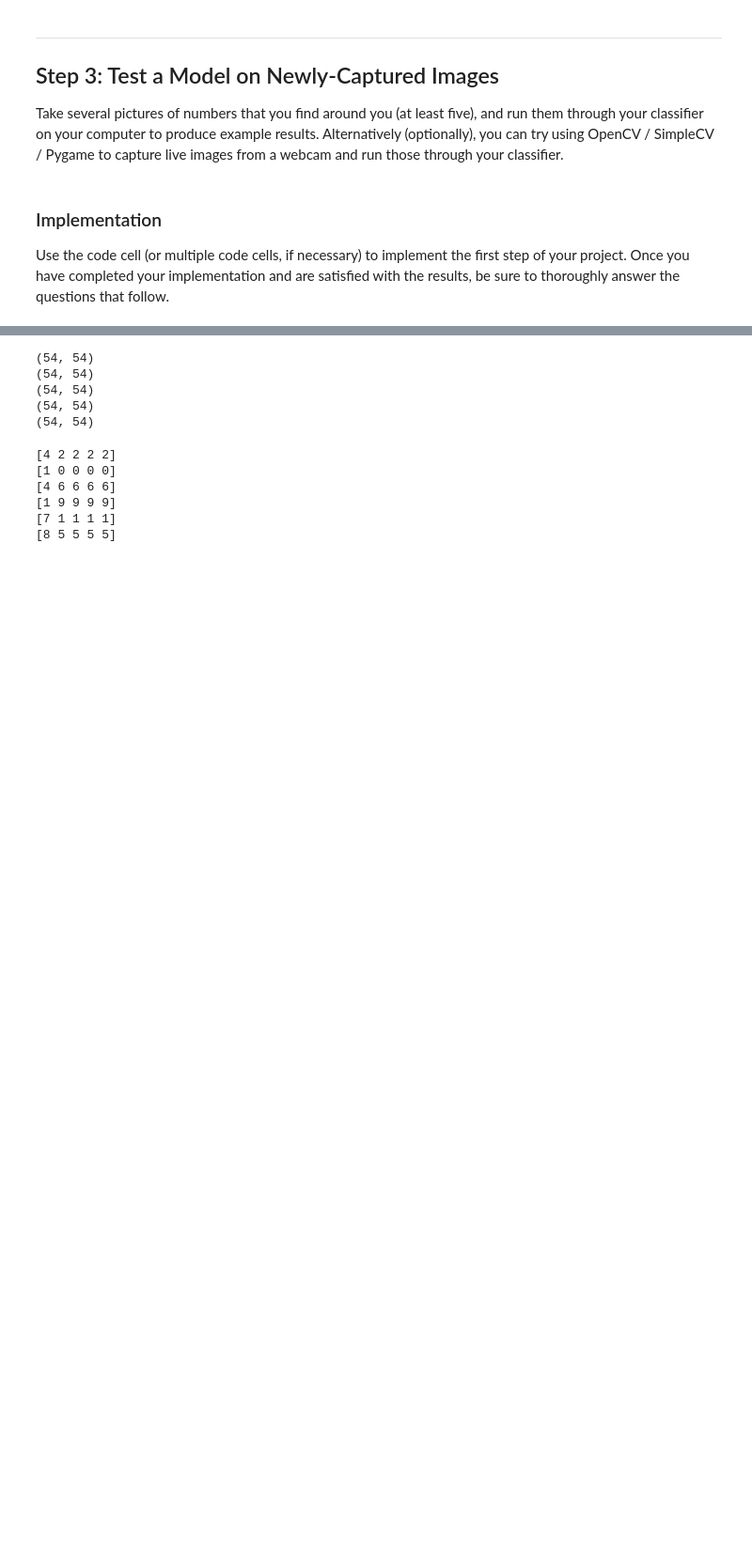
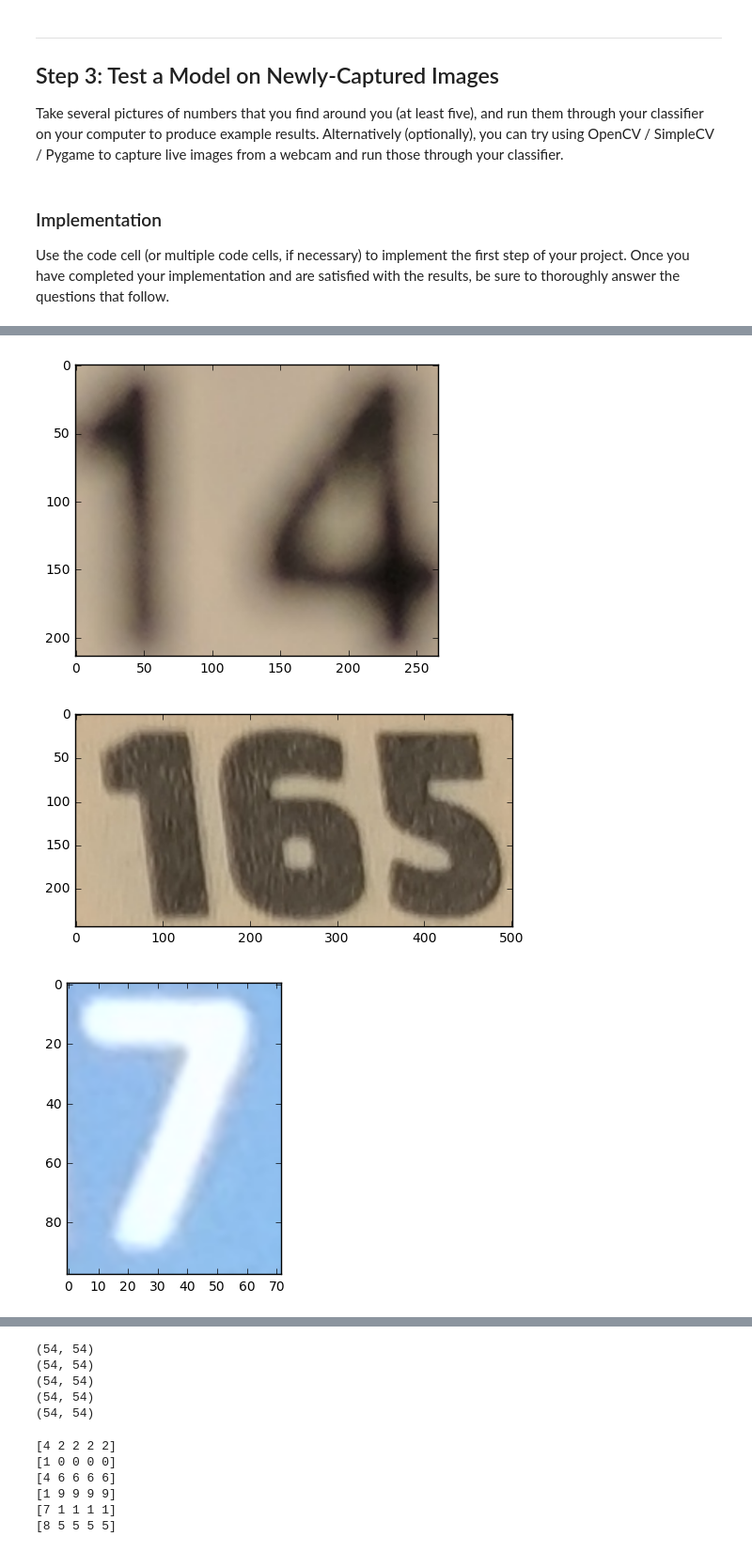
Before and after one commit to mahermalaeb/digit_recognition, a Jupyter notebook: digit_recognition.ipynb, the cells around one changed output, grey strips where cells are left out. Shown at 94% size. Saved outputs shown, nothing was run; the diff lists cells and outputs as text; code cells hidden in the pictures; blank space fills up the shorter version.

```diff
--- a/digit_recognition.ipynb
+++ b/digit_recognition.ipynb
@@ -900,0 +935,23 @@ Use the code cell (or multiple code cells, if necessary) to implement the first
+# %%
+# After cropping the images to keep the numbers only
+from PIL import Image
+import matplotlib.pyplot as plt
+first_image = Image.open('./captured_images/pic_14.png')
+second_image = Image.open('./captured_images/pic_165.png')
+third_image = Image.open('./captured_images/pic_7.png')
+fourth_image = Image.open('./captured_images/pic_5.png')
+fifth_image = Image.open('./captured_images/pic_2016.png')
+plt.imshow(first_image)
+plt.figure(2)
+plt.imshow(second_image)
+plt.figure(3)
+plt.imshow(third_image)
+plt.figure(4)
+plt.imshow(fourth_image)
+plt.figure(5)
+plt.imshow(fifth_image)
+plt.show()
+# %% [output]
+[figure, added]
+[figure, added]
+[figure, added]
```
Also changed, not shown: parts of 13 cells of this notebook, 8 other files.
